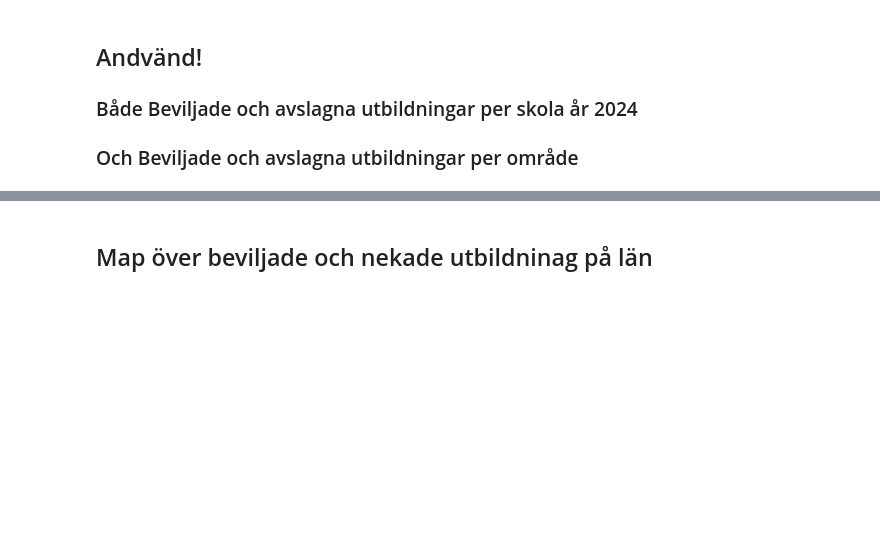
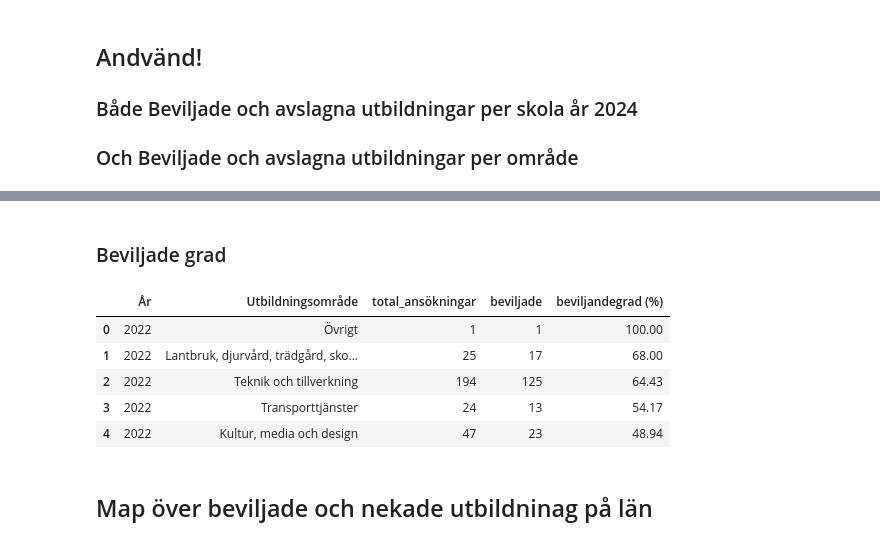
Before and after one commit to 964Code/The-Skool---Group-7, a Jupyter notebook: EDA/EDA_hampus.ipynb, the cells around one changed output, grey strips where cells are left out. Drawn from its saved outputs; the diff is of its cells as text; code cells hidden in the pictures; blank space fills up the shorter version.

```diff
--- a/EDA/EDA_hampus.ipynb
+++ b/EDA/EDA_hampus.ipynb
@@ -747,0 +771,23 @@ antal_beslut_bar(resultat_2024.head(10), y_col='Utbildningsområde', titel='Bevi
+# %% [markdown]
+### Beviljade grad
+# %%
+beviljandegrad_df = db.query("""--sql
+    SELECT
+        År,
+        Utbildningsområde,
+        COUNT(*) AS total_ansökningar,
+        COUNT(*) FILTER (WHERE Beslut = 'Beviljad') AS beviljade,
+        ROUND(100.0 * COUNT(*) FILTER (WHERE Beslut = 'Beviljad') / COUNT(*),2) AS "beviljandegrad (%)"
+    FROM df_combined
+    GROUP BY År, Utbildningsområde
+    ORDER BY År,"beviljandegrad (%)" DESC
+""").df()
+
+beviljandegrad_df.head()
+# %% [output]
+|  | År | Utbildningsområde | total_ansökningar | beviljade | beviljandegrad (%) |
+| 0 | 2022 | Övrigt | 1 | 1 | 100.00 |
+| 1 | 2022 | Lantbruk, djurvård, trädgård, sko... | 25 | 17 | 68.00 |
+| 2 | 2022 | Teknik och tillverkning | 194 | 125 | 64.43 |
+| 3 | 2022 | Transporttjänster | 24 | 13 | 54.17 |
+| 4 | 2022 | Kultur, media och design | 47 | 23 | 48.94 |
```
Also changed, not shown: parts of 7 cells of this notebook.
